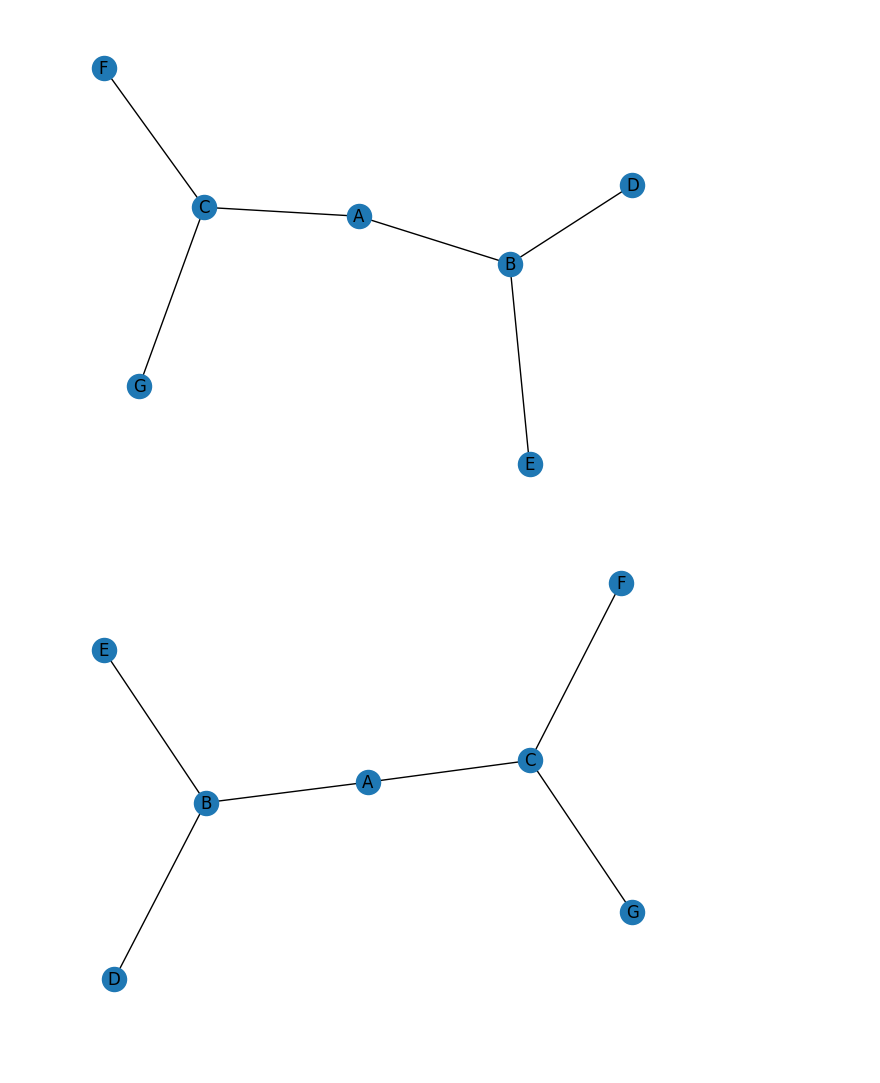
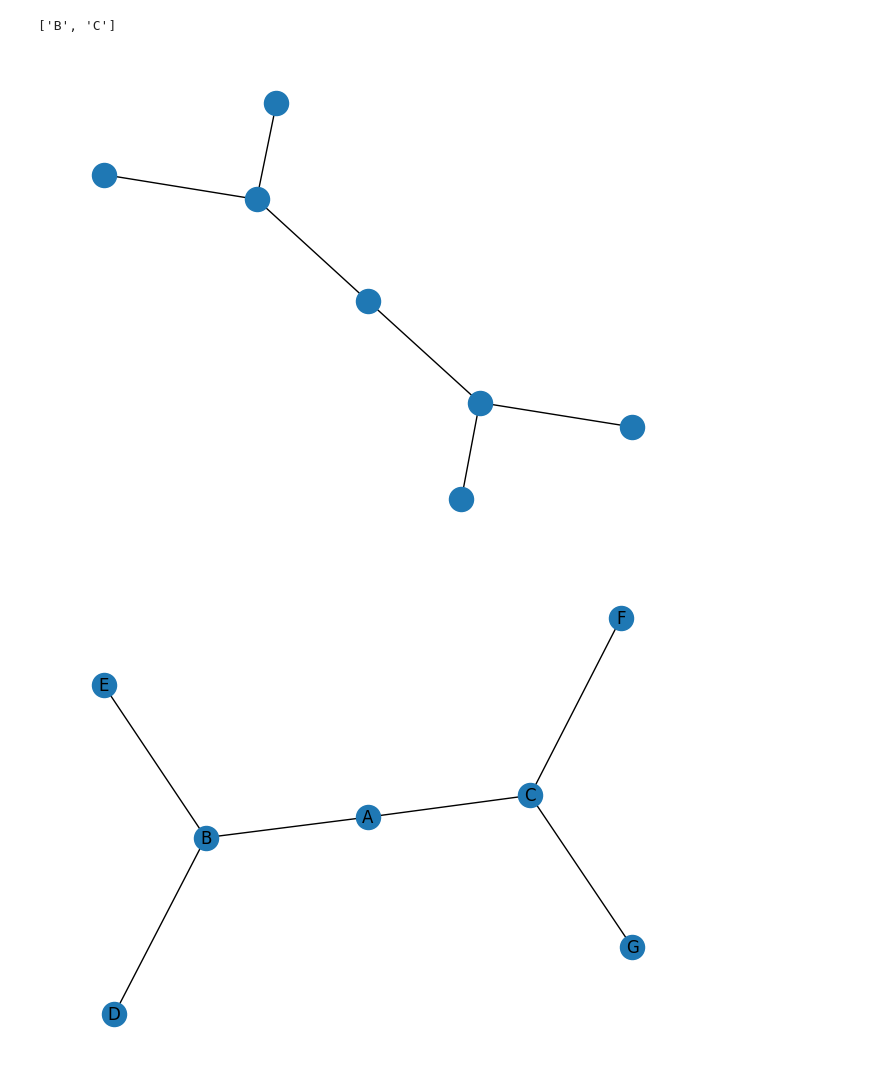
Before and after one commit to marielean/ChargingStations, a Jupyter notebook: prova.ipynb, the cells around one changed output. Drawn from its saved outputs; the diff is of its cells as text; code cells hidden in the pictures.

```diff
--- a/prova.ipynb
+++ b/prova.ipynb
@@ -5,19 +5,22 @@ import matplotlib.pyplot as plt
 # %%
 # Create a new directed graph G
 G = nx.Graph()
 
 # Add edges (implicitely adds nodes)
-G.add_edge('A', 'B', {'weight': 1})
-G.add_edge('A', 'C', {'weight': 2})
-G.add_edge('B', 'D', {'weight': 3})
-G.add_edge('B', 'E', {'weight': 4})
-G.add_edge('C', 'F', {'weight': 5})
-G.add_edge('C', 'G', {'weight': 6})
+G.add_edge('A', 'B')
+G.add_edge('A', 'C')
+G.add_edge('B', 'D')
+G.add_edge('B', 'E')
+G.add_edge('C', 'F')
+G.add_edge('C', 'G')
 
 # Draw the graph
-uf.draw_tree(G)
+nx.draw(G)
+nodi = G.neighbors('A')
+print(list(nodi))
 # %% [output]
+['B', 'C']
-[figure, old version]
+[figure, new version]
 # %%
 # Create a new undirected graph G
 G = nx.Graph()
```
Also changed, not shown: 3 other files.
